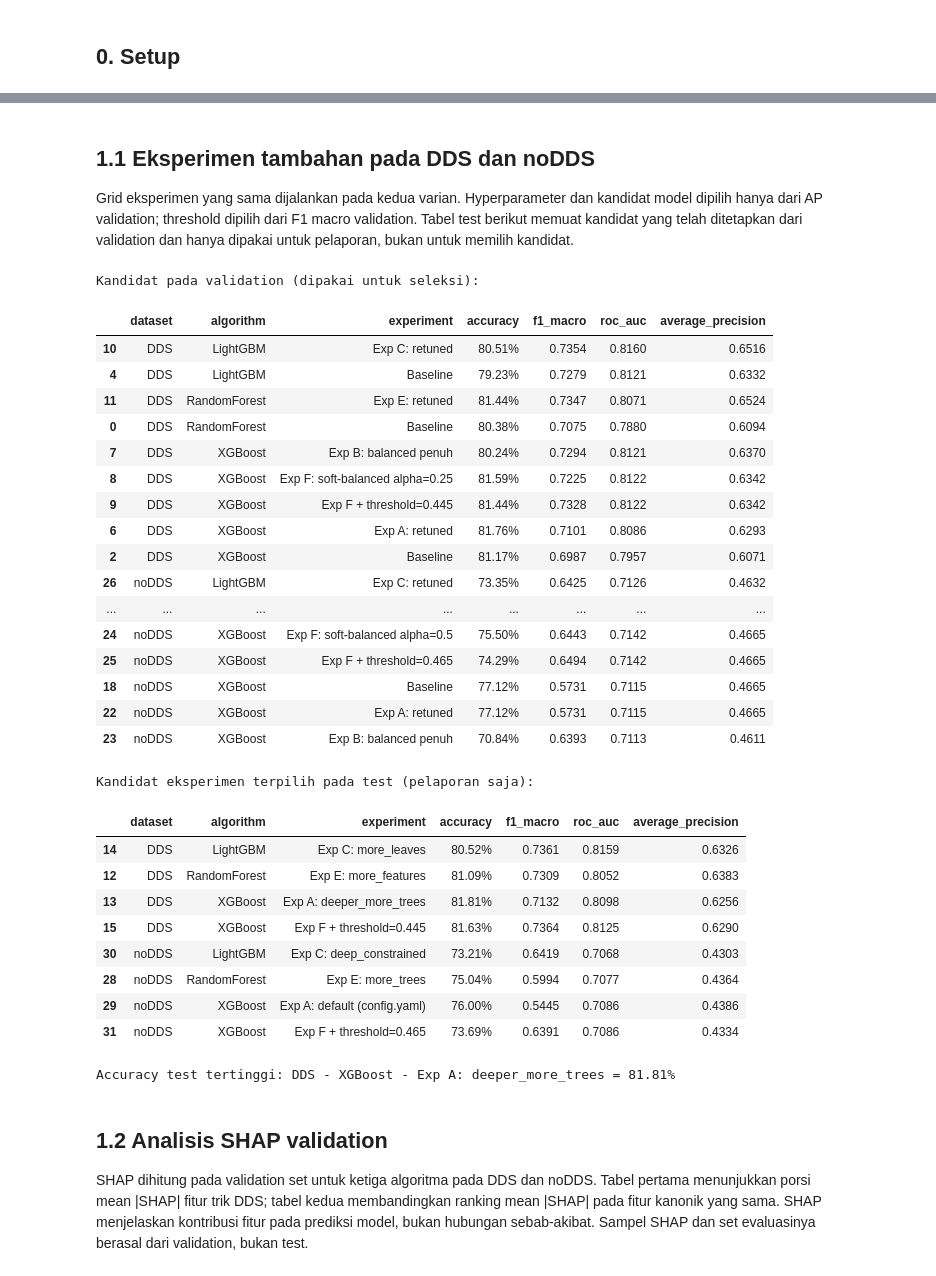
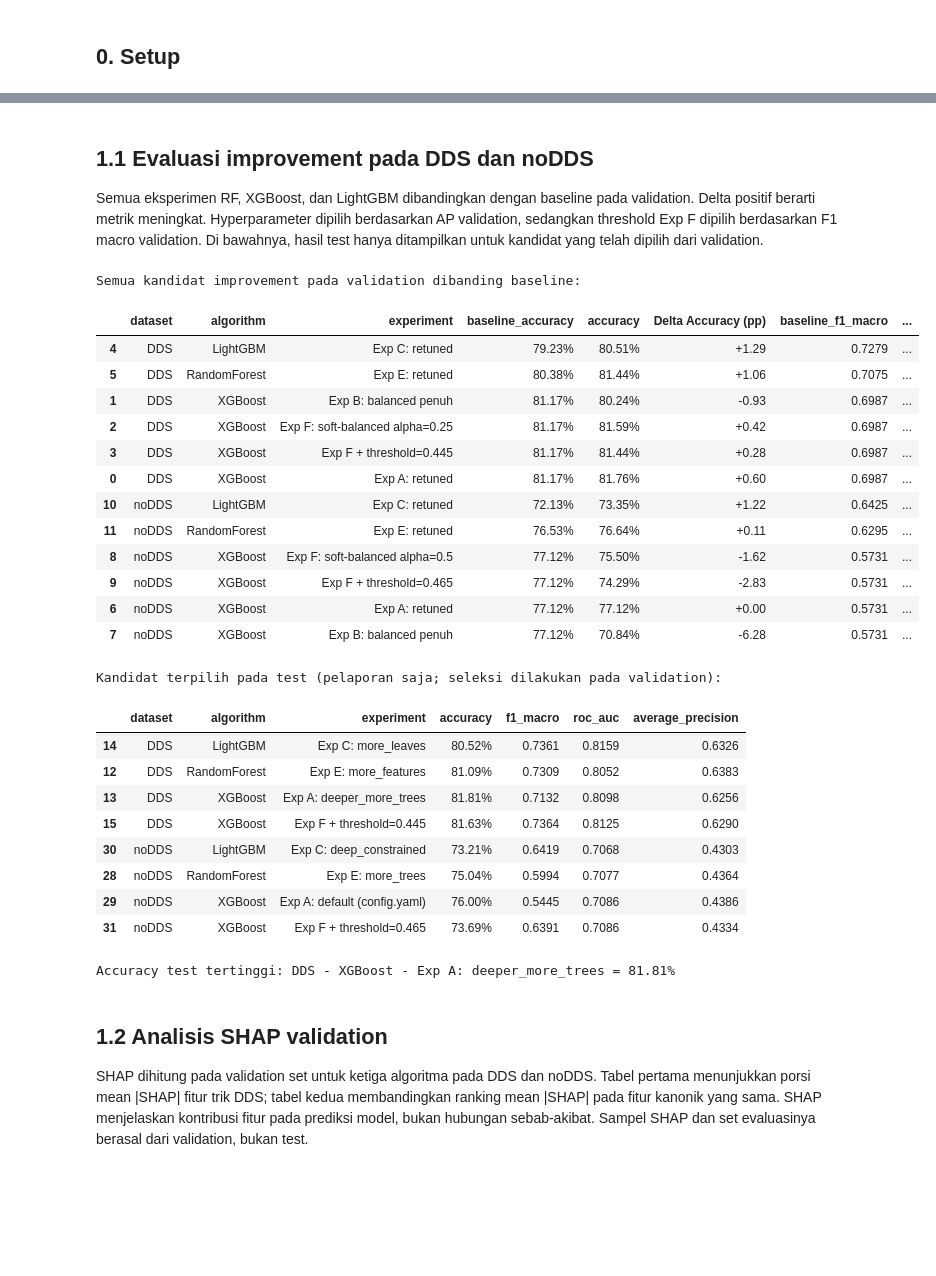
Before and after one commit to Cattelll/Bridge-Prediction, a Jupyter notebook: notebooks/08_final_evaluation.ipynb, the cells around one changed output, grey strips where cells are left out. Cells and saved outputs as stored; diff of their text form; code cells hidden in the pictures; blank space fills up the shorter version.

```diff
--- a/notebooks/07_final_evaluation.ipynb
+++ b/notebooks/08_final_evaluation.ipynb
@@ -103,43 +62,66 @@ Jumlah kandidat: 9
 # %% [markdown]
-## 1.1 Eksperimen tambahan pada DDS dan noDDS
+## 1.1 Evaluasi improvement pada DDS dan noDDS
 
-Grid eksperimen yang sama dijalankan pada kedua varian. Hyperparameter dan kandidat model dipilih hanya dari AP validation; threshold dipilih dari F1 macro validation. Tabel test berikut memuat kandidat yang telah ditetapkan dari validation dan hanya dipakai untuk pelaporan, bukan untuk memilih kandidat.
+Semua eksperimen RF, XGBoost, dan LightGBM dibandingkan dengan baseline pada validation. Delta positif berarti metrik meningkat. Hyperparameter dipilih berdasarkan AP validation, sedangkan threshold Exp F dipilih berdasarkan F1 macro validation. Di bawahnya, hasil test hanya ditampilkan untuk kandidat yang telah dipilih dari validation.
 # %%
 paired_experiments = pd.read_csv(OUT / 'nb06_paired_experiments_results.csv')
 validation_experiments = paired_experiments[paired_experiments['split'] == 'validation'].copy()
 test_experiments = paired_experiments[
     (paired_experiments['split'] == 'test') & (paired_experiments['experiment'] != 'Baseline')
 ].copy()
 
+baseline_validation = validation_experiments[
+    validation_experiments['experiment'] == 'Baseline'
+][['dataset', 'algorithm', 'accuracy', 'f1_macro', 'average_precision']].rename(columns={
+    'accuracy': 'baseline_accuracy',
+    'f1_macro': 'baseline_f1_macro',
+    'average_precision': 'baseline_average_precision',
+})
+candidate_validation = validation_experiments[validation_experiments['experiment'] != 'Baseline'].merge(
+    baseline_validation, on=['dataset', 'algorithm'], validate='many_to_one'
+)
+candidate_validation['Delta Accuracy (pp)'] = 100 * (candidate_validation['accuracy'] - candidate_validation['baseline_accuracy'])
+candidate_validation['Delta F1 Macro (pp)'] = 100 * (candidate_validation['f1_macro'] - candidate_validation['baseline_f1_macro'])
+candidate_validation['Delta AP (pp)'] = 100 * (candidate_validation['average_precision'] - candidate_validation['baseline_average_precision'])
+
+validation_columns = [
+    'dataset', 'algorithm', 'experiment', 'baseline_accuracy', 'accuracy', 'Delta Accuracy (pp)',
+    'baseline_f1_macro', 'f1_macro', 'Delta F1 Macro (pp)',
+    'baseline_average_precision', 'average_precision', 'Delta AP (pp)',
+]
+validation_table = candidate_validation[validation_columns].sort_values(['dataset', 'algorithm', 'average_precision'], ascending=[True, True, False])
+validation_formats = {
+    'baseline_accuracy': '{:.2%}', 'accuracy': '{:.2%}',
+    'baseline_f1_macro': '{:.4f}', 'f1_macro': '{:.4f}',
+    'baseline_average_precision': '{:.4f}', 'average_precision': '{:.4f}',
+    'Delta Accuracy (pp)': '{:+.2f}', 'Delta F1 Macro (pp)': '{:+.2f}', 'Delta AP (pp)': '{:+.2f}',
+}
+print('Semua kandidat improvement pada validation dibanding baseline:')
+display(validation_table.style.format(validation_formats))
+
 show_metrics = ['dataset', 'algorithm', 'experiment', 'accuracy', 'f1_macro', 'roc_auc', 'average_precision']
 metric_format = {'accuracy': '{:.2%}', 'f1_macro': '{:.4f}', 'roc_auc': '{:.4f}', 'average_precision': '{:.4f}'}
-print('Kandidat pada validation (dipakai untuk seleksi):')
-display(validation_experiments[show_metrics].sort_values(['dataset', 'algorithm', 'average_precision'], ascending=[True, True, False]).style.format(metric_format))
-print('Kandidat eksperimen terpilih pada test (pelaporan saja):')
+print('Kandidat terpilih pada test (pelaporan saja; seleksi dilakukan pada validation):')
 display(test_experiments[show_metrics].sort_values(['dataset','algorithm']).style.format(metric_format))
 
 top_test_candidate = test_experiments.loc[test_experiments['accuracy'].idxmax()]
-print("Accuracy test tertinggi: {} - {} - {} = {:.2%}".format(top_test_candidate['dataset'], top_test_candidate['algorithm'], top_test_candidate['experiment'], top_test_candidate['accuracy']))
+print('Accuracy test tertinggi: {} - {} - {} = {:.2%}'.format(top_test_candidate['dataset'], top_test_candidate['algorithm'], top_test_candidate['experiment'], top_test_candidate['accuracy']))
 # %% [output]
-Kandidat pada validation (dipakai untuk seleksi):
+Semua kandidat improvement pada validation dibanding baseline:
-|  | dataset | algorithm | experiment | accuracy | f1_macro | roc_auc | average_precision |
-| 10 | DDS | LightGBM | Exp C: retuned | 80.51% | 0.7354 | 0.8160 | 0.6516 |
-| 4 | DDS | LightGBM | Baseline | 79.23% | 0.7279 | 0.8121 | 0.6332 |
-| 11 | DDS | RandomForest | Exp E: retuned | 81.44% | 0.7347 | 0.8071 | 0.6524 |
-| 0 | DDS | RandomForest | Baseline | 80.38% | 0.7075 | 0.7880 | 0.6094 |
-| 7 | DDS | XGBoost | Exp B: balanced penuh | 80.24% | 0.7294 | 0.8121 | 0.6370 |
-| 8 | DDS | XGBoost | Exp F: soft-balanced alpha=0.25 | 81.59% | 0.7225 | 0.8122 | 0.6342 |
-| 9 | DDS | XGBoost | Exp F + threshold=0.445 | 81.44% | 0.7328 | 0.8122 | 0.6342 |
-| 6 | DDS | XGBoost | Exp A: retuned | 81.76% | 0.7101 | 0.8086 | 0.6293 |
-| 2 | DDS | XGBoost | Baseline | 81.17% | 0.6987 | 0.7957 | 0.6071 |
-| 26 | noDDS | LightGBM | Exp C: retuned | 73.35% | 0.6425 | 0.7126 | 0.4632 |
-| ... | ... | ... | ... | ... | ... | ... | ... |
-| 24 | noDDS | XGBoost | Exp F: soft-balanced alpha=0.5 | 75.50% | 0.6443 | 0.7142 | 0.4665 |
-| 25 | noDDS | XGBoost | Exp F + threshold=0.465 | 74.29% | 0.6494 | 0.7142 | 0.4665 |
-| 18 | noDDS | XGBoost | Baseline | 77.12% | 0.5731 | 0.7115 | 0.4665 |
-| 22 | noDDS | XGBoost | Exp A: retuned | 77.12% | 0.5731 | 0.7115 | 0.4665 |
-| 23 | noDDS | XGBoost | Exp B: balanced penuh | 70.84% | 0.6393 | 0.7113 | 0.4611 |
+|  | dataset | algorithm | experiment | baseline_accuracy | accuracy | Delta Accuracy (pp) | baseline_f1_macro | ... |
+| 4 | DDS | LightGBM | Exp C: retuned | 79.23% | 80.51% | +1.29 | 0.7279 | ... |
+| 5 | DDS | RandomForest | Exp E: retuned | 80.38% | 81.44% | +1.06 | 0.7075 | ... |
+| 1 | DDS | XGBoost | Exp B: balanced penuh | 81.17% | 80.24% | -0.93 | 0.6987 | ... |
+| 2 | DDS | XGBoost | Exp F: soft-balanced alpha=0.25 | 81.17% | 81.59% | +0.42 | 0.6987 | ... |
+| 3 | DDS | XGBoost | Exp F + threshold=0.445 | 81.17% | 81.44% | +0.28 | 0.6987 | ... |
+| 0 | DDS | XGBoost | Exp A: retuned | 81.17% | 81.76% | +0.60 | 0.6987 | ... |
+| 10 | noDDS | LightGBM | Exp C: retuned | 72.13% | 73.35% | +1.22 | 0.6425 | ... |
+| 11 | noDDS | RandomForest | Exp E: retuned | 76.53% | 76.64% | +0.11 | 0.6295 | ... |
+| 8 | noDDS | XGBoost | Exp F: soft-balanced alpha=0.5 | 77.12% | 75.50% | -1.62 | 0.5731 | ... |
+| 9 | noDDS | XGBoost | Exp F + threshold=0.465 | 77.12% | 74.29% | -2.83 | 0.5731 | ... |
+| 6 | noDDS | XGBoost | Exp A: retuned | 77.12% | 77.12% | +0.00 | 0.5731 | ... |
+| 7 | noDDS | XGBoost | Exp B: balanced penuh | 77.12% | 70.84% | -6.28 | 0.5731 | ... |
-Kandidat eksperimen terpilih pada test (pelaporan saja):
+Kandidat terpilih pada test (pelaporan saja; seleksi dilakukan pada validation):
 |  | dataset | algorithm | experiment | accuracy | f1_macro | roc_auc | average_precision |
 | 14 | DDS | LightGBM | Exp C: more_leaves | 80.52% | 0.7361 | 0.8159 | 0.6326 |
 | 12 | DDS | RandomForest | Exp E: more_features | 81.09% | 0.7309 | 0.8052 | 0.6383 |
```
Also changed, not shown: parts of 7 cells of this notebook, 9 other files.
